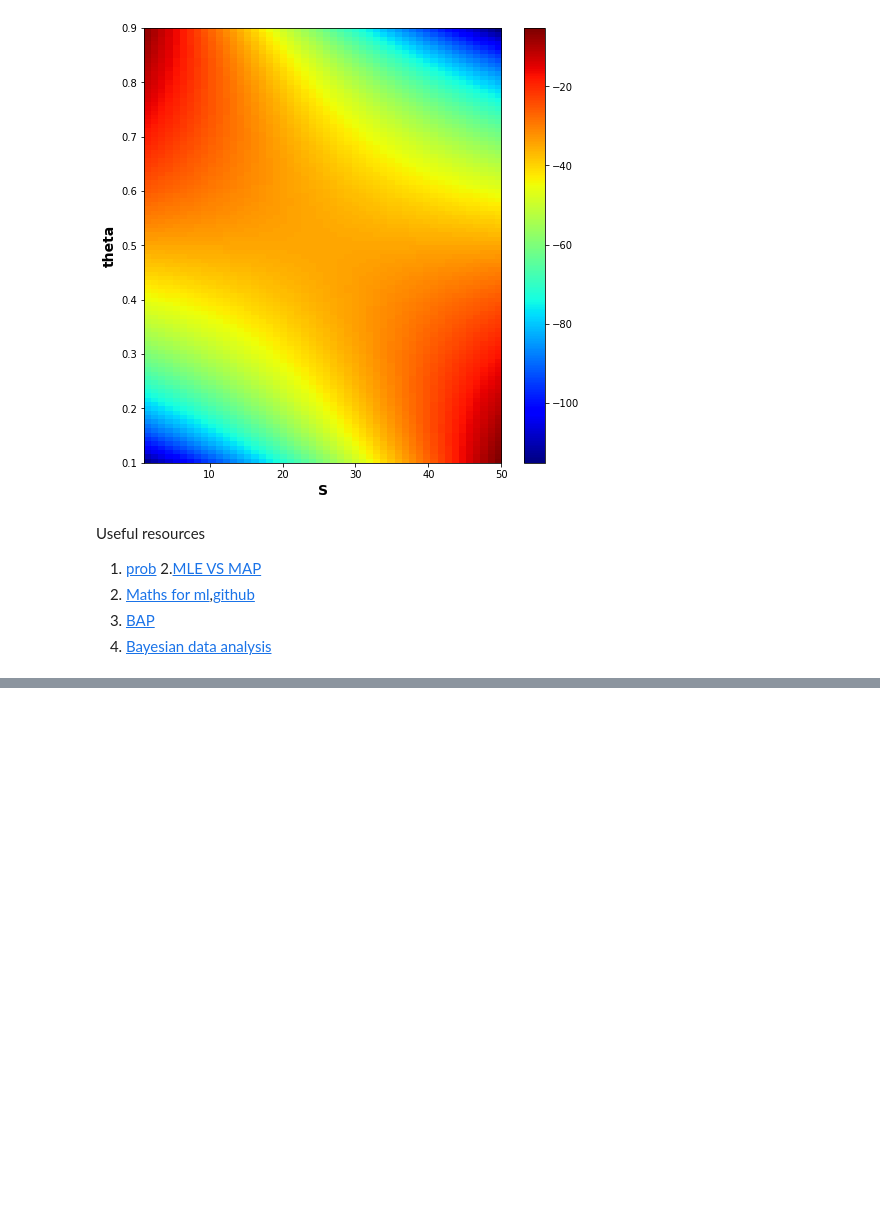
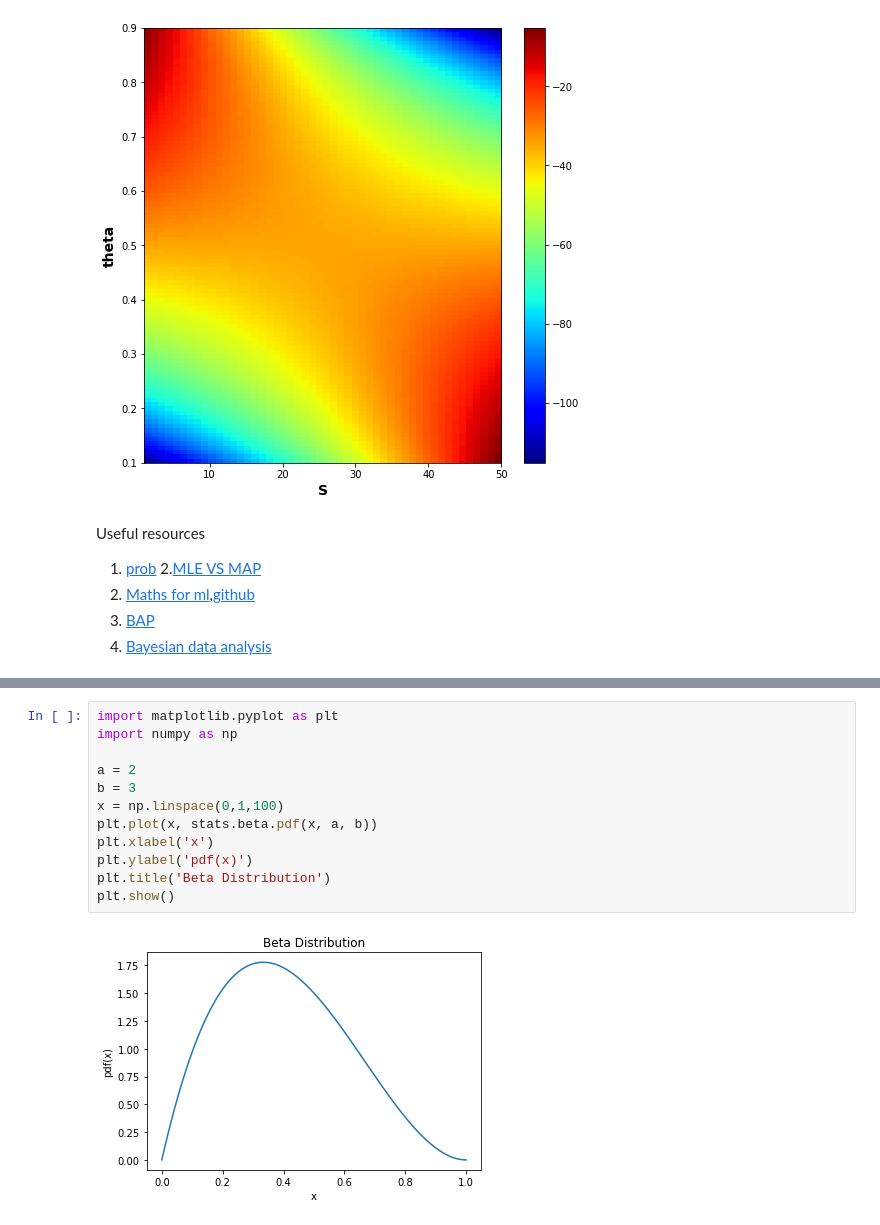
Before and after one commit to vin136/NN-foundations, a Jupyter notebook: Estimating_Probabilities.ipynb, the cells around one changed output, grey strips where cells are left out. Cells and saved outputs as stored; diff of their text form; blank space fills up the shorter version.

```diff
--- a/Estimating_Probabilities.ipynb
+++ b/Estimating_Probabilities.ipynb
@@ -37,0 +191,14 @@ Useful resources
+# %%
+import matplotlib.pyplot as plt
+import numpy as np
+
+a = 2
+b = 3
+x = np.linspace(0,1,100)
+plt.plot(x, stats.beta.pdf(x, a, b))
+plt.xlabel('x')
+plt.ylabel('pdf(x)')
+plt.title('Beta Distribution')
+plt.show()
+# %% [output]
+[figure, added]
```
Also changed, not shown: parts of 34 cells of this notebook.
